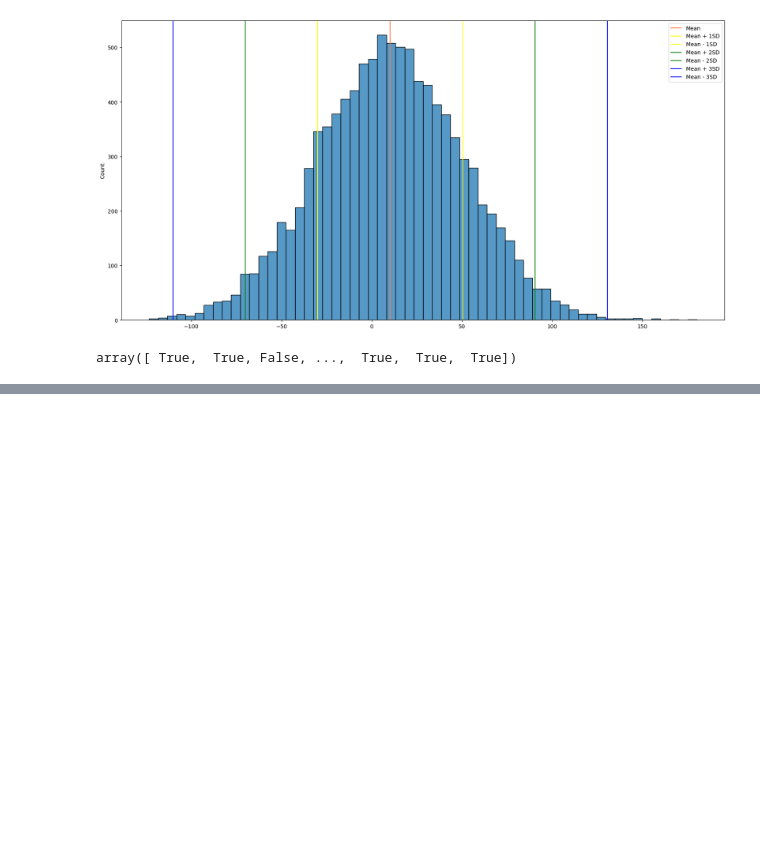
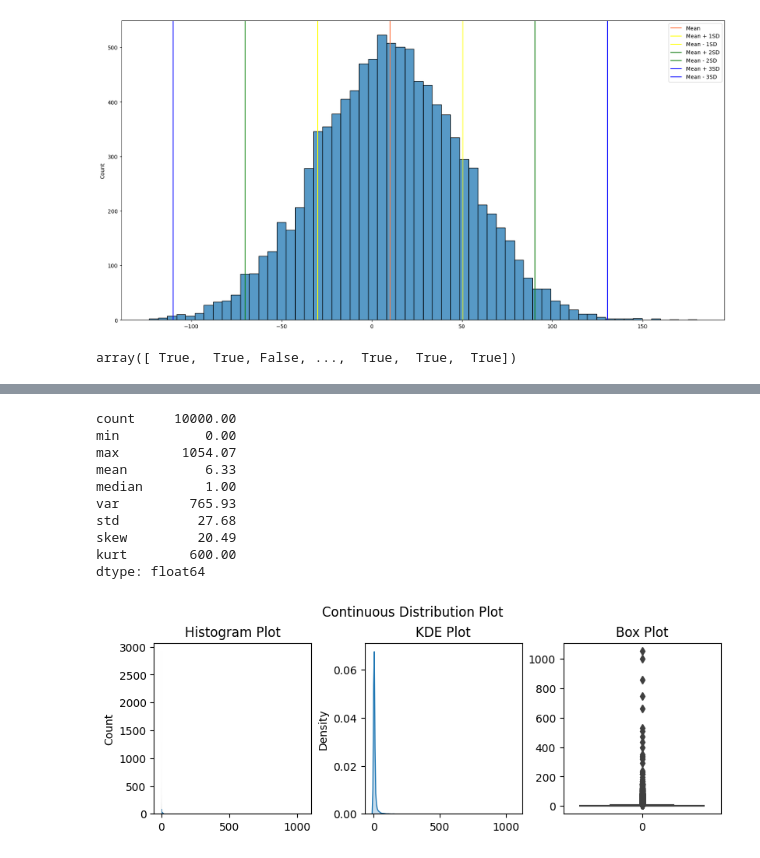
Before and after one commit to Tolash123/Machine_learning_and_Deep_learning, a Jupyter notebook: Module3-Advance Data analysis and statistics/distribution_introduction.ipynb, the cells around one changed output, grey strips where cells are left out. Cells and saved outputs as stored; diff of their text form; code cells hidden in the pictures; blank space fills up the shorter version.

```diff
--- a/Module3-Advance Data analysis and statistics/distribution_introduction.ipynb
+++ b/Module3-Advance Data analysis and statistics/distribution_introduction.ipynb
@@ -593,0 +689,19 @@ percentage_of_data(normal_dist, 1)
+# %%
+def lognormal_distribution(mean, std, size):
+    return np.random.lognormal(mean=mean, sigma=std, size=size)
+# %%
+lognormal_dist = lognormal_distribution(mean=0, std=2, size=10000)
+continuous_non_viz_analysis(lognormal_dist)
+continuous_viz_analysis(lognormal_dist)
+# %% [output]
+count     10000.00
+min           0.00
+max        1054.07
+mean          6.33
+median        1.00
+var         765.93
+std          27.68
+skew         20.49
+kurt        600.00
+dtype: float64
+[figure, added]
```
Also changed, not shown: parts of 13 cells of this notebook.
